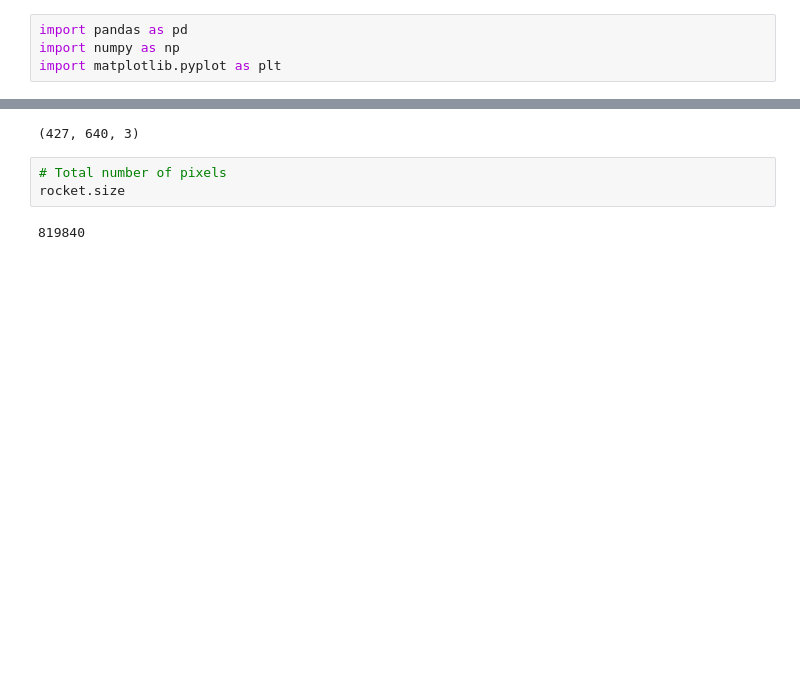
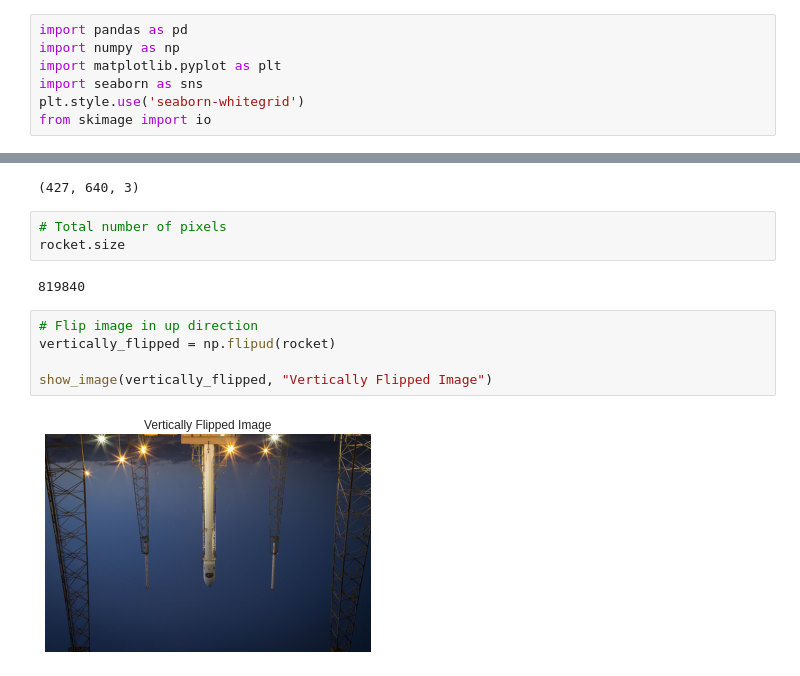
Before and after one commit to Naimul-Islam-Siam/Image-Processing, a Jupyter notebook: Image Processing in Python/1. Introducing Image Processing and scikit-image/image_processing1.ipynb, the cells around one changed output, grey strips where cells are left out. Drawn from its saved outputs; the diff is of its cells as text; blank space fills up the shorter version.

Commit message:
numpy for images: flipping, histogram

```diff
--- a/Image Processing in Python/1. Introducing Image Processing and scikit-image/image_processing1.ipynb
+++ b/Image Processing in Python/1. Introducing Image Processing and scikit-image/image_processing1.ipynb
@@ -53,6 +53,9 @@ So, an image can be treated as a **matrix of intensity**.
 import pandas as pd
 import numpy as np
 import matplotlib.pyplot as plt
+import seaborn as sns
+plt.style.use('seaborn-whitegrid')
+from skimage import io
 # %%
 def show_image(image, title='Image', cmap_type='gray'):
     plt.imshow(image, cmap=cmap_type)
@@ -130,3 +135,10 @@ rocket.shape
 rocket.size
 # %% [output]
 819840
+# %%
+# Flip image in up direction
+vertically_flipped = np.flipud(rocket)
+
+show_image(vertically_flipped, "Vertically Flipped Image")
+# %% [output]
+[figure, added]
```
Also changed, not shown: parts of 18 cells of this notebook.
